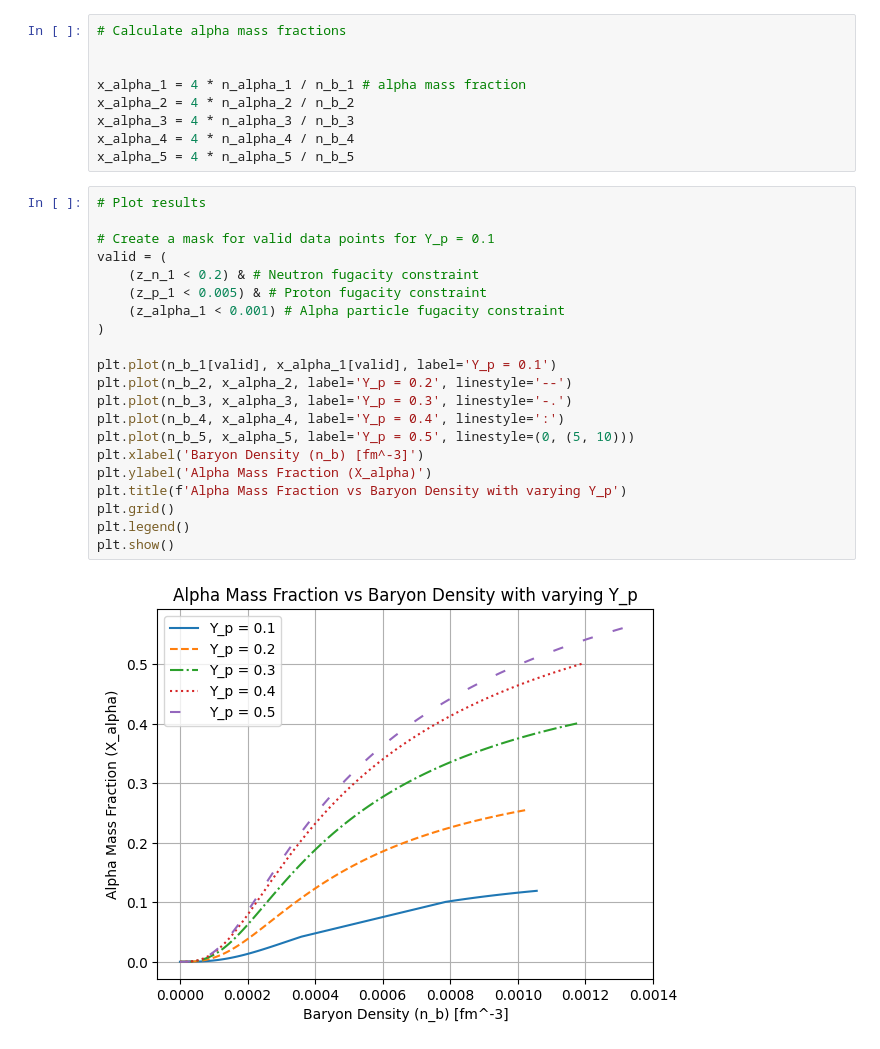
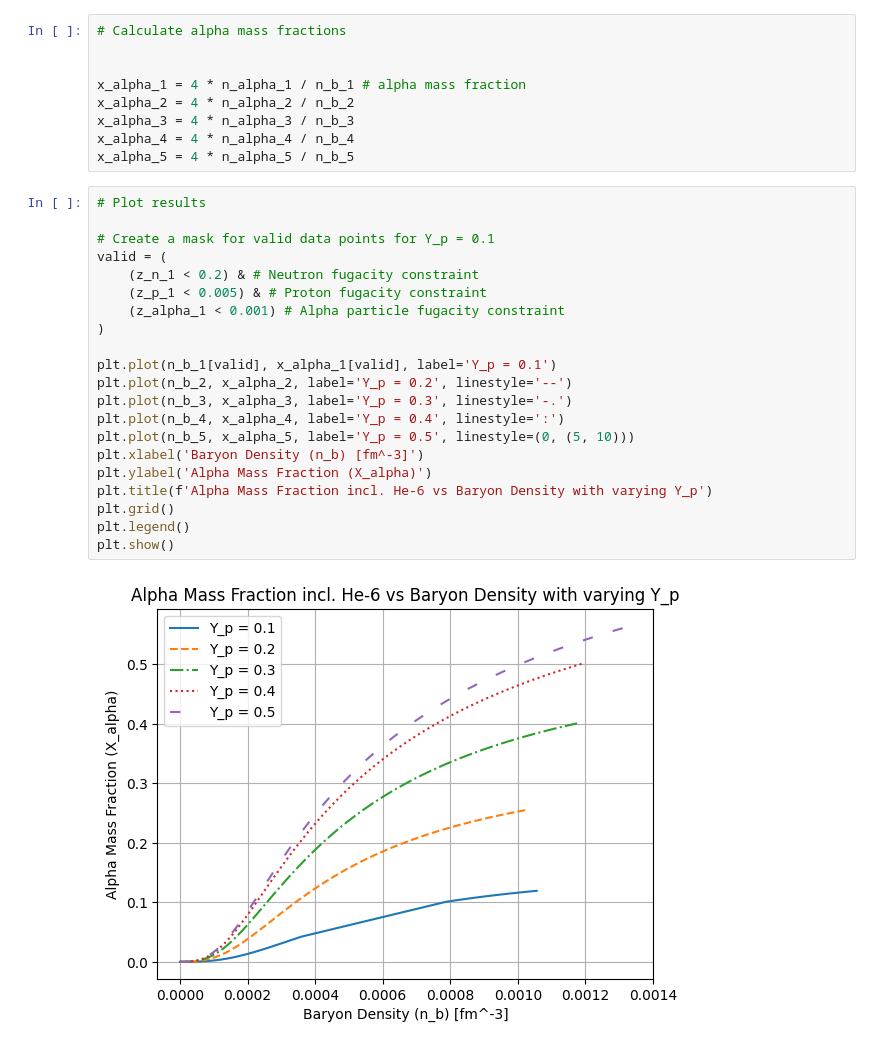
Before and after one commit to saskiahill64/Virial-Expansion, a Jupyter notebook: Fig_6_He6.ipynb, the cells around one changed output. Saved outputs shown, nothing was run; the diff lists cells and outputs as text.

```diff
--- a/Fig_6_He6.ipynb
+++ b/Fig_6_He6.ipynb
@@ -238,23 +238,23 @@ x_alpha_5 = 4 * n_alpha_5 / n_b_5
 # %%
 # Plot results
 
 # Create a mask for valid data points for Y_p = 0.1
 valid = (
     (z_n_1 < 0.2) & # Neutron fugacity constraint
     (z_p_1 < 0.005) & # Proton fugacity constraint
     (z_alpha_1 < 0.001) # Alpha particle fugacity constraint
 )
 
 plt.plot(n_b_1[valid], x_alpha_1[valid], label='Y_p = 0.1')
 plt.plot(n_b_2, x_alpha_2, label='Y_p = 0.2', linestyle='--')
 plt.plot(n_b_3, x_alpha_3, label='Y_p = 0.3', linestyle='-.')
 plt.plot(n_b_4, x_alpha_4, label='Y_p = 0.4', linestyle=':')
 plt.plot(n_b_5, x_alpha_5, label='Y_p = 0.5', linestyle=(0, (5, 10)))
 plt.xlabel('Baryon Density (n_b) [fm^-3]')
 plt.ylabel('Alpha Mass Fraction (X_alpha)')
-plt.title(f'Alpha Mass Fraction vs Baryon Density with varying Y_p')
+plt.title(f'Alpha Mass Fraction incl. He-6 vs Baryon Density with varying Y_p')
 plt.grid()
 plt.legend()
 plt.show()
 # %% [output]
-[figure, old version]
+[figure, new version]
```
Also changed, not shown: 9 other files.
